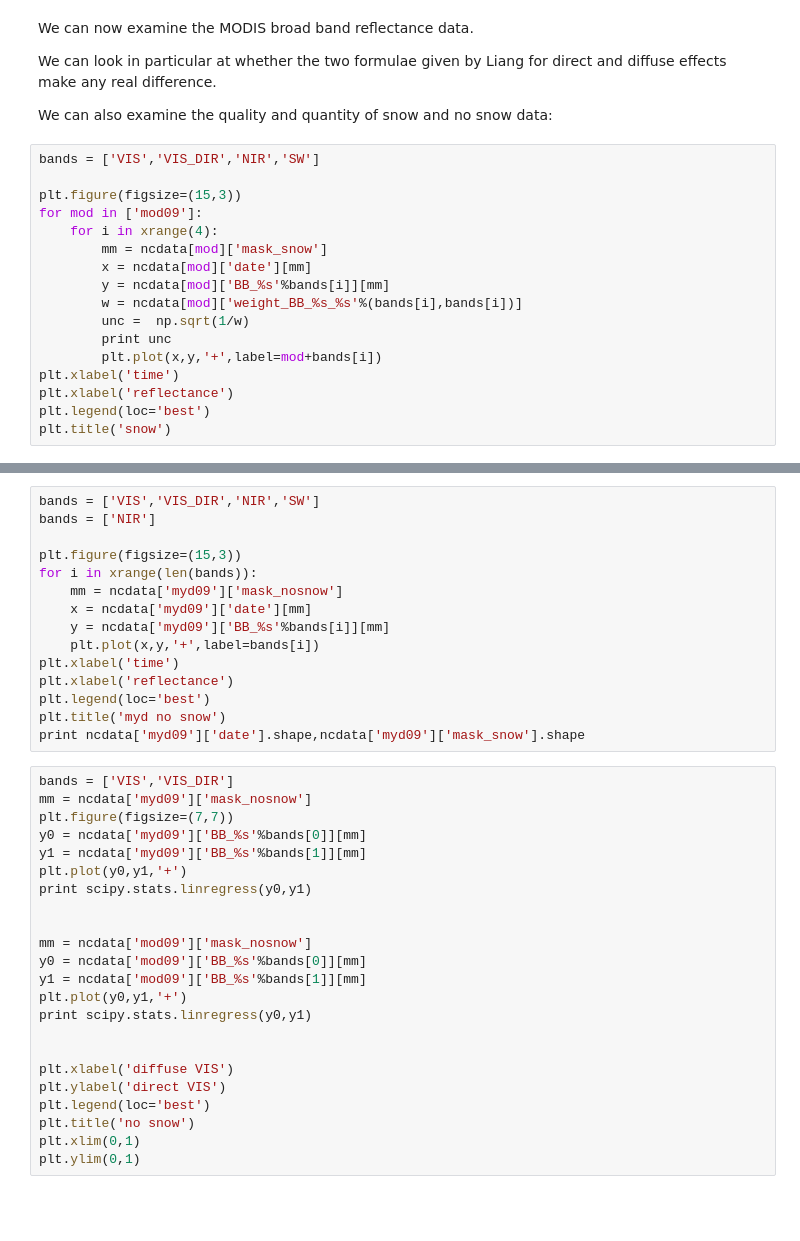
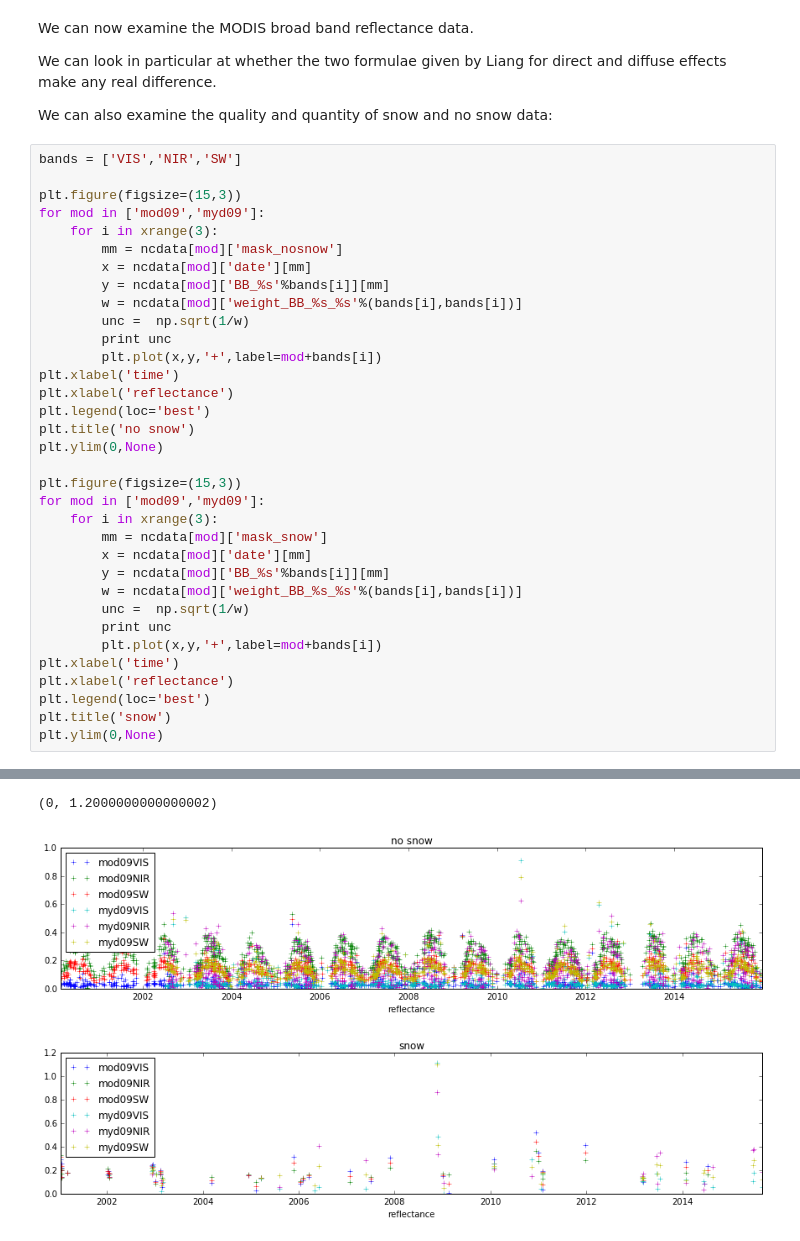
Before and after one commit to UCL-EO/QA4ECV_ATBD, a Jupyter notebook: notebooks/getData.ipynb, the cells around one changed output, grey strips where cells are left out. Drawn from its saved outputs; the diff is of its cells as text; blank space fills up the shorter version.

```diff
--- a/notebooks/getData.ipynb
+++ b/notebooks/getData.ipynb
@@ -442,11 +454,27 @@ We can look in particular at whether the two formulae given by Liang for direct
 
 We can also examine the quality and quantity of snow and no snow data:
 # %%
-bands = ['VIS','VIS_DIR','NIR','SW']
+bands = ['VIS','NIR','SW']
 
 plt.figure(figsize=(15,3))
-for mod in ['mod09']:
-    for i in xrange(4):
+for mod in ['mod09','myd09']:
+    for i in xrange(3):
+        mm = ncdata[mod]['mask_nosnow']
+        x = ncdata[mod]['date'][mm]
+        y = ncdata[mod]['BB_%s'%bands[i]][mm]
+        w = ncdata[mod]['weight_BB_%s_%s'%(bands[i],bands[i])]
+        unc =  np.sqrt(1/w)
+        print unc
+        plt.plot(x,y,'+',label=mod+bands[i])
+plt.xlabel('time')
+plt.xlabel('reflectance')
+plt.legend(loc='best')
+plt.title('no snow')
+plt.ylim(0,None)
+
+plt.figure(figsize=(15,3))
+for mod in ['mod09','myd09']:
+    for i in xrange(3):
         mm = ncdata[mod]['mask_snow']
         x = ncdata[mod]['date'][mm]
         y = ncdata[mod]['BB_%s'%bands[i]][mm]
@@ -458,3 +486,5 @@ plt.xlabel('time')
 plt.xlabel('reflectance')
 plt.legend(loc='best')
 plt.title('snow')
+plt.ylim(0,None)
+# %% [output]
@@ -461,38 +503,3 @@ plt.title('snow')
+(0, 1.2000000000000002)
+[figure, added]
+[figure, added]
-# %%
-bands = ['VIS','VIS_DIR','NIR','SW']
-bands = ['NIR']
-
-plt.figure(figsize=(15,3))
-for i in xrange(len(bands)):
-    mm = ncdata['myd09']['mask_nosnow']
-    x = ncdata['myd09']['date'][mm]
-    y = ncdata['myd09']['BB_%s'%bands[i]][mm]
-    plt.plot(x,y,'+',label=bands[i])
-plt.xlabel('time')
-plt.xlabel('reflectance')
-plt.legend(loc='best')
-plt.title('myd no snow')
-print ncdata['myd09']['date'].shape,ncdata['myd09']['mask_snow'].shape
-# %%
-bands = ['VIS','VIS_DIR']
-mm = ncdata['myd09']['mask_nosnow']
-plt.figure(figsize=(7,7))
-y0 = ncdata['myd09']['BB_%s'%bands[0]][mm]
-y1 = ncdata['myd09']['BB_%s'%bands[1]][mm]
-plt.plot(y0,y1,'+')
-print scipy.stats.linregress(y0,y1)
-
-
-mm = ncdata['mod09']['mask_nosnow']
-y0 = ncdata['mod09']['BB_%s'%bands[0]][mm]
-y1 = ncdata['mod09']['BB_%s'%bands[1]][mm]
-plt.plot(y0,y1,'+')
-print scipy.stats.linregress(y0,y1)
-
-
-plt.xlabel('diffuse VIS')
-plt.ylabel('direct VIS')
-plt.legend(loc='best')
-plt.title('no snow')
-plt.xlim(0,1)
-plt.ylim(0,1)
```
Also changed, not shown: parts of 9 cells of this notebook, 13 other files.
